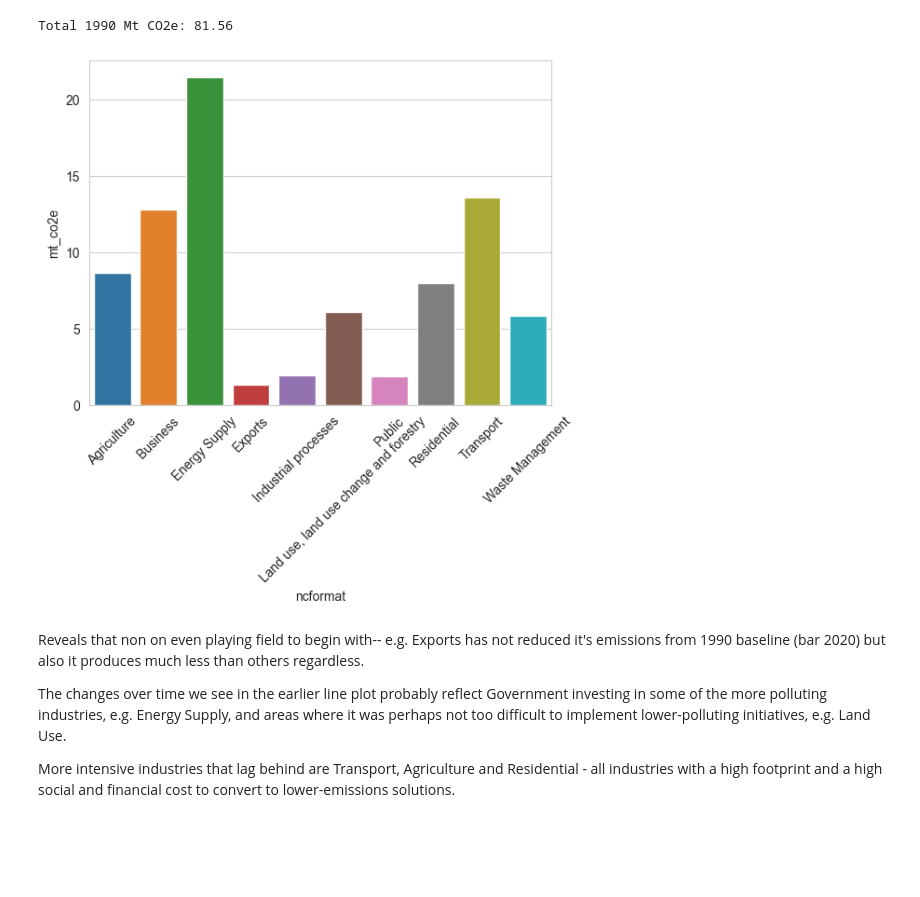
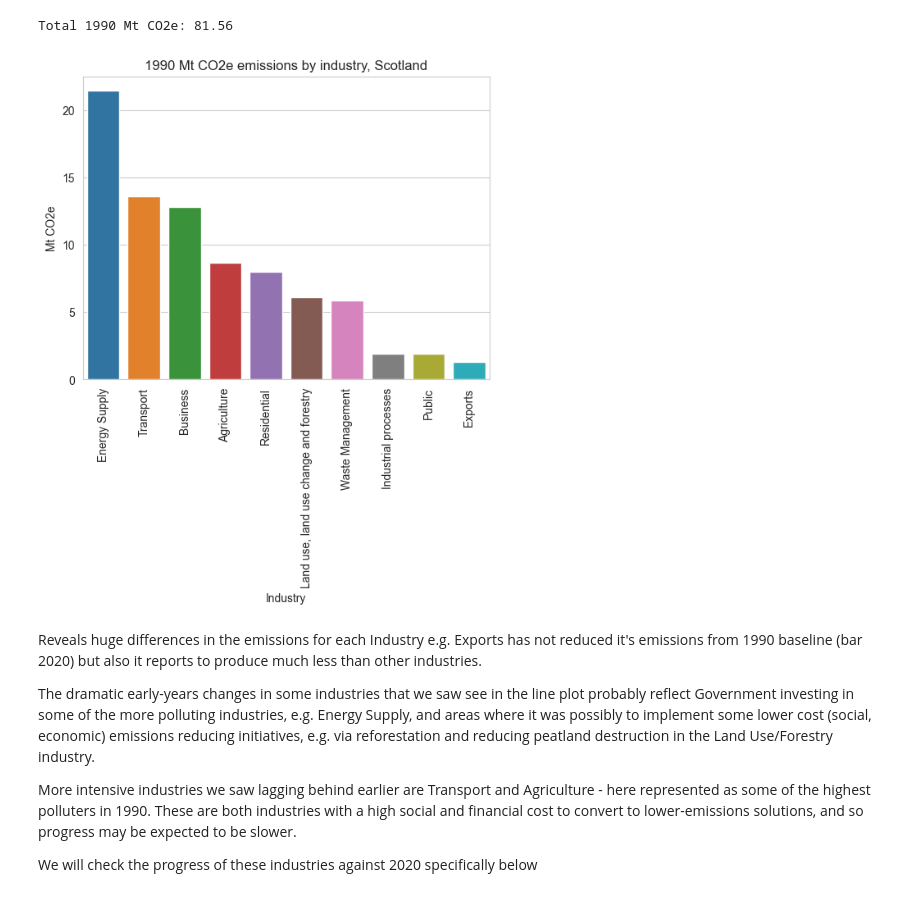
Before and after one commit to cassbc/PythonPortfolio, a Jupyter notebook: Scottish Government GHG commitment.ipynb, the cells around one changed output. Cells and saved outputs as stored; diff of their text form; code cells hidden in the pictures; blank space fills up the shorter version.

```diff
--- a/Scottish Government GHG commitment.ipynb
+++ b/Scottish Government GHG commitment.ipynb
@@ -213,23 +264,28 @@ However, one thing to note here is that there is likely to be a huge amount of d
 ### Size of Industry compared to reduction levels
 # %%
 #sum all baselines. Need to drop dupes so only count one base_level once
-all_industry = industries_2.drop_duplicates(keep='first',subset='ncformat')
+all_industry = industries.drop_duplicates(keep='first',subset='ncformat')
 total_baselevel = all_industry['base_level'].sum()
 print('Total 1990 Mt CO2e: ' + str(round(total_baselevel,2)))
 # %% [output]
 Total 1990 Mt CO2e: 81.56
-# %%
-#Plotting industry size, calculated as the sum of emissions from 1990-2020
-
-ax = sns.barplot(data=all_industry, x='ncformat', y='mt_co2e')
-plt.xticks(rotation=45)
-
-plt.show()
-# %% [output]
-[figure, removed]
+# %%
+#Plotting industry size in 1990
+all_industry=all_industry.sort_values(by='base_level', ascending=False)
+sns.barplot(data=all_industry,x='ncformat',y='base_level')
+plt.title('1990 Mt CO2e emissions by industry, Scotland')
+plt.ylabel('Mt CO2e')
+plt.xlabel('Industry')
+plt.xticks(rotation=90)
+plt.show()
+# %% [output]
+[figure, added]
 # %% [markdown]
-Reveals that non on even playing field to begin with-- e.g. Exports has not reduced it's emissions from 1990 baseline (bar 2020) but also it produces much less than others regardless.
+Reveals huge differences in the emissions for each Industry e.g. Exports has not reduced it's emissions from 1990 baseline (bar 2020) but also it reports to produce much less than other industries.
 
-The changes over time we see in the earlier line plot probably reflect Government investing in some of the more polluting industries, e.g. Energy Supply, and areas where it was perhaps not too difficult to implement lower-polluting initiatives, e.g. Land Use.
+The dramatic early-years changes in some industries that we saw see in the line plot probably reflect Government investing in some of the more polluting industries, e.g. Energy Supply, and areas where it was possibly to implement some lower cost (social, economic) emissions reducing initiatives, e.g. via reforestation and reducing peatland destruction in the Land Use/Forestry industry.
 
-More intensive industries that lag behind are Transport, Agriculture and Residential - all industries with a high footprint and a high social and financial cost to convert to lower-emissions solutions.
+More intensive industries we saw lagging behind earlier are Transport and Agriculture - here represented as some of the highest polluters in 1990. These are both industries with a high social and financial cost to convert to lower-emissions solutions, and so progress may be expected to be slower.
+
+
+We will check the progress of these industries against 2020 specifically below
```
Also changed, not shown: parts of 39 cells of this notebook.
